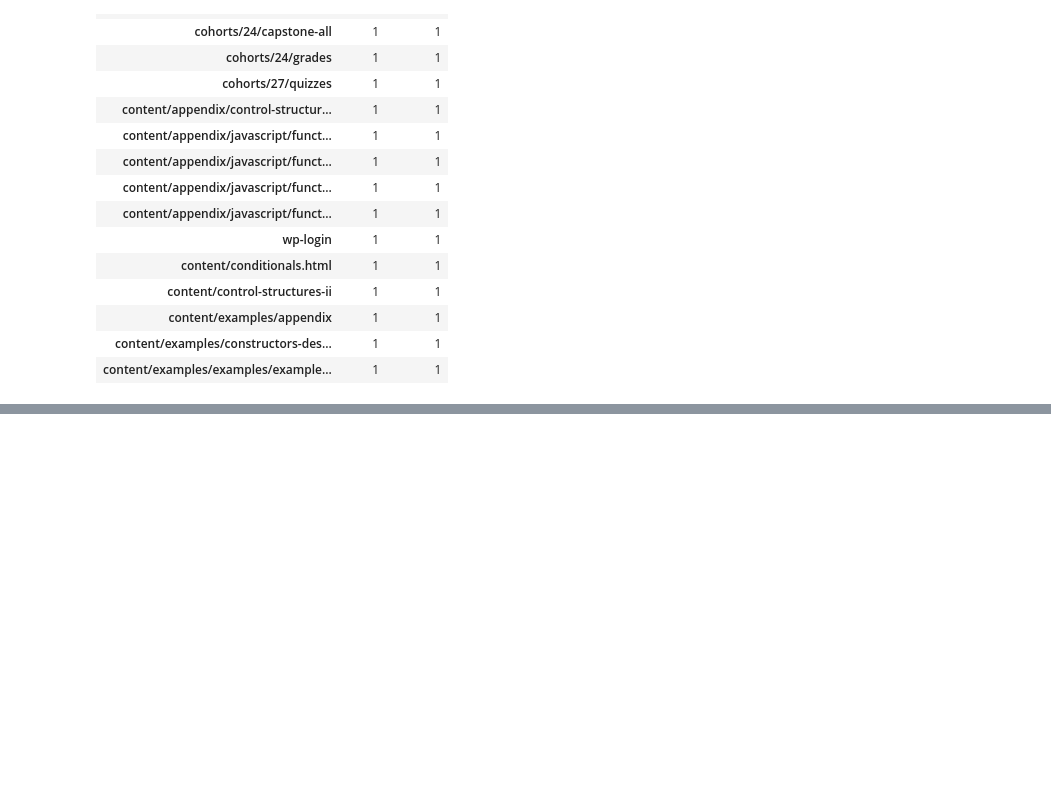
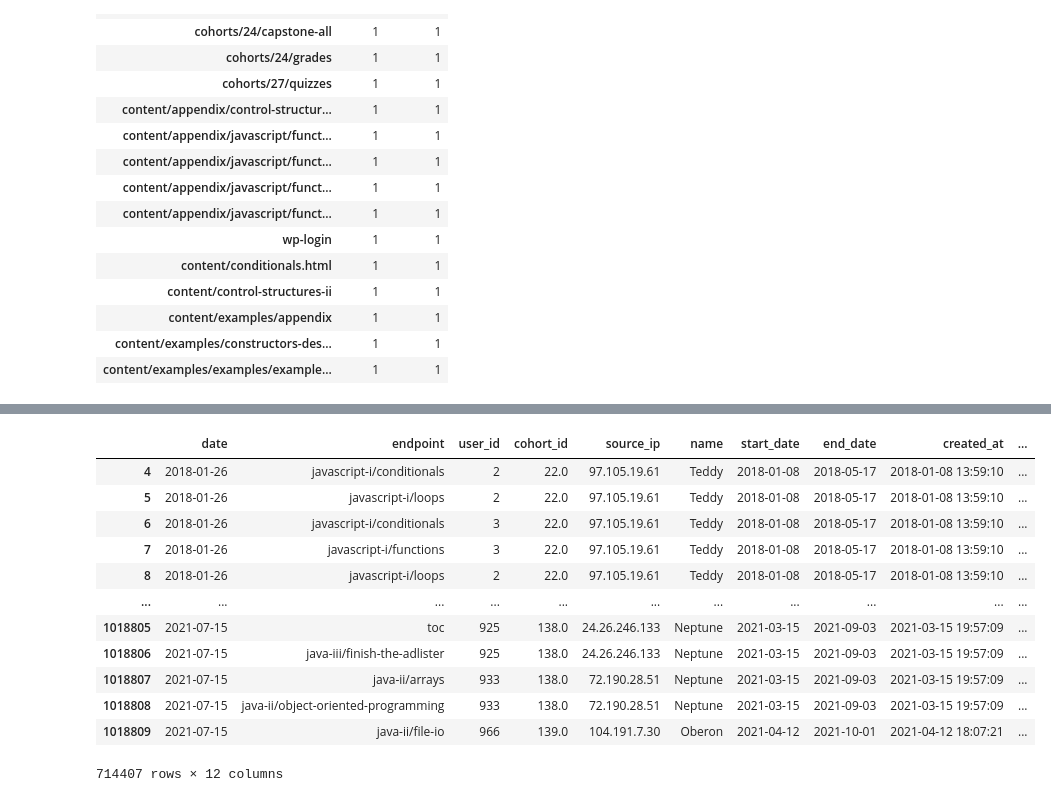
Before and after one commit to Griffin-McCrosky-Anomaly-Detection/Anomaly_Detection_Project, a Jupyter notebook: anomaly-detection-project-griffin.ipynb, the cells around one changed output, grey strips where cells are left out. Cells and saved outputs as stored; diff of their text form; code cells hidden in the pictures; blank space fills up the shorter version.

```diff
--- a/anomaly-detection-project-griffin.ipynb
+++ b/anomaly-detection-project-griffin.ipynb
@@ -178,0 +289,4 @@ observed.page_viewed.value_counts().reset_index(name='count').query('count > 217
+# %%
+df.start_date = pd.to_datetime(df.start_date)
+# %%
+df.end_date = pd.to_datetime(df.end_date)
@@ -178,0 +314,3 @@ observed.page_viewed.value_counts().reset_index(name='count').query('count > 217
+# %%
+# Create a column to determine if the student was active or not when they accessed the curriculum
+df['is_active'] = (df.date > df.start_date) & (df.date < df.end_date)
@@ -178,0 +326,19 @@ observed.page_viewed.value_counts().reset_index(name='count').query('count > 217
+# %%
+# Separate out the students who were active when they accessed the curriculum
+df2 = df[(df['is_active'])]
+# %%
+df2
+# %% [output]
+|  | date | endpoint | user_id | cohort_id | source_ip | name | start_date | end_date | created_at | ... |
+| 4 | 2018-01-26 | javascript-i/conditionals | 2 | 22.0 | 97.105.19.61 | Teddy | 2018-01-08 | 2018-05-17 | 2018-01-08 13:59:10 | ... |
+| 5 | 2018-01-26 | javascript-i/loops | 2 | 22.0 | 97.105.19.61 | Teddy | 2018-01-08 | 2018-05-17 | 2018-01-08 13:59:10 | ... |
+| 6 | 2018-01-26 | javascript-i/conditionals | 3 | 22.0 | 97.105.19.61 | Teddy | 2018-01-08 | 2018-05-17 | 2018-01-08 13:59:10 | ... |
+| 7 | 2018-01-26 | javascript-i/functions | 3 | 22.0 | 97.105.19.61 | Teddy | 2018-01-08 | 2018-05-17 | 2018-01-08 13:59:10 | ... |
+| 8 | 2018-01-26 | javascript-i/loops | 2 | 22.0 | 97.105.19.61 | Teddy | 2018-01-08 | 2018-05-17 | 2018-01-08 13:59:10 | ... |
+| ... | ... | ... | ... | ... | ... | ... | ... | ... | ... | ... |
+| 1018805 | 2021-07-15 | toc | 925 | 138.0 | 24.26.246.133 | Neptune | 2021-03-15 | 2021-09-03 | 2021-03-15 19:57:09 | ... |
+| 1018806 | 2021-07-15 | java-iii/finish-the-adlister | 925 | 138.0 | 24.26.246.133 | Neptune | 2021-03-15 | 2021-09-03 | 2021-03-15 19:57:09 | ... |
+| 1018807 | 2021-07-15 | java-ii/arrays | 933 | 138.0 | 72.190.28.51 | Neptune | 2021-03-15 | 2021-09-03 | 2021-03-15 19:57:09 | ... |
+| 1018808 | 2021-07-15 | java-ii/object-oriented-programming | 933 | 138.0 | 72.190.28.51 | Neptune | 2021-03-15 | 2021-09-03 | 2021-03-15 19:57:09 | ... |
+| 1018809 | 2021-07-15 | java-ii/file-io | 966 | 139.0 | 104.191.7.30 | Oberon | 2021-04-12 | 2021-10-01 | 2021-04-12 18:07:21 | ... |
+714407 rows × 12 columns
```
Also changed, not shown: parts of 27 cells of this notebook.
